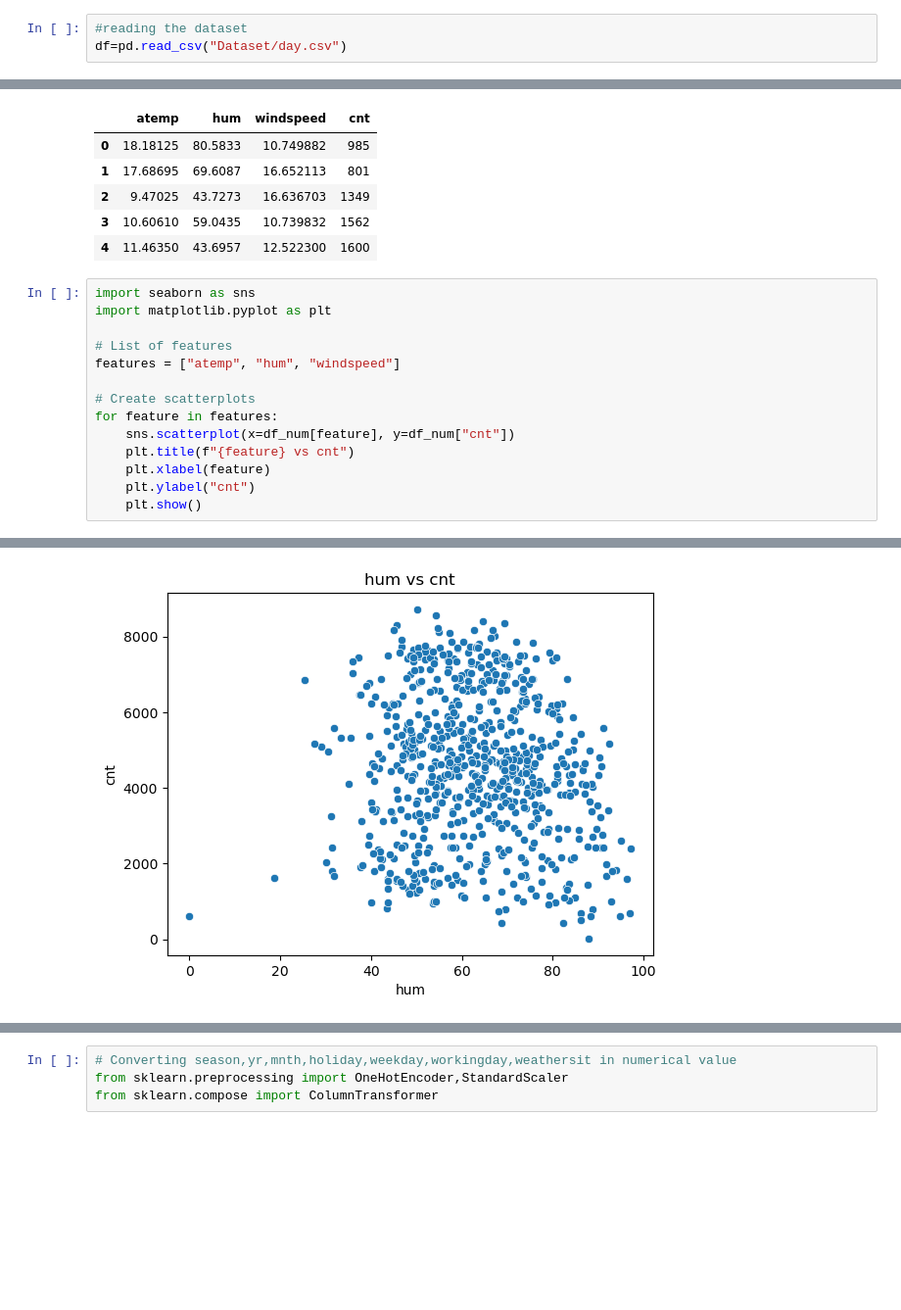
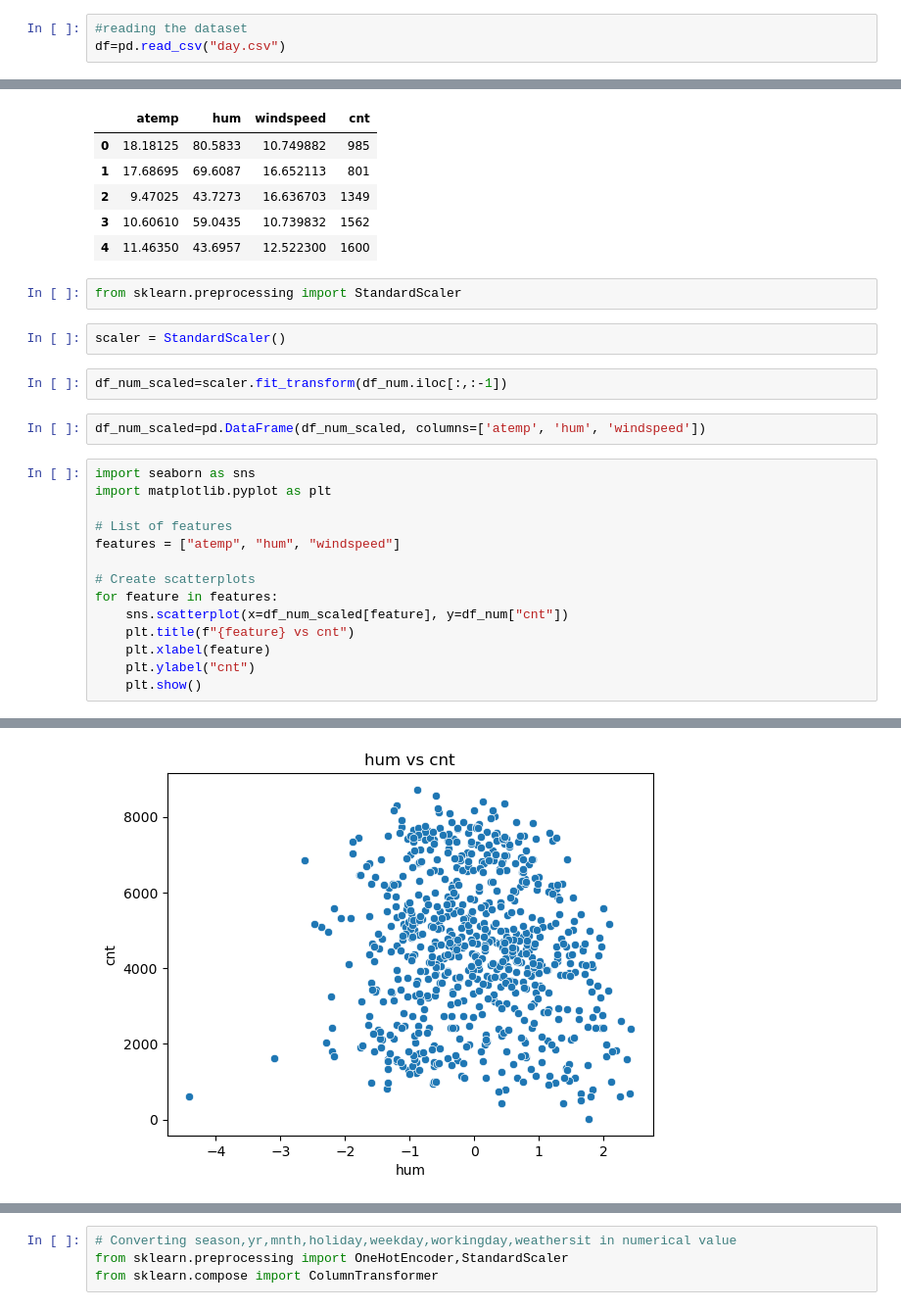
Before and after one commit to 4chaksu/Bike-Demand-Prediction, a Jupyter notebook: Multiple_Linear_Regression.ipynb, the cells around one changed output, grey strips where cells are left out. Shown: that part at 98% size. Drawn from its saved outputs; the diff is of its cells as text; blank space fills up the shorter version.

```diff
--- a/Multiple_Linear_Regression.ipynb
+++ b/Multiple_Linear_Regression.ipynb
@@ -3,7 +3,7 @@
 import pandas as pd
 # %%
 #reading the dataset
-df=pd.read_csv("Dataset/day.csv")
+df=pd.read_csv("day.csv")
 # %%
 df.sample(5)
 # %% [output]
@@ -136,6 +136,14 @@ df_num.head()
 | 2 | 9.47025 | 43.7273 | 16.636703 | 1349 |
 | 3 | 10.60610 | 59.0435 | 10.739832 | 1562 |
 | 4 | 11.46350 | 43.6957 | 12.522300 | 1600 |
+# %%
+from sklearn.preprocessing import StandardScaler
+# %%
+scaler = StandardScaler()
+# %%
+df_num_scaled=scaler.fit_transform(df_num.iloc[:,:-1])
+# %%
+df_num_scaled=pd.DataFrame(df_num_scaled, columns=['atemp', 'hum', 'windspeed'])
 # %%
 import seaborn as sns
 import matplotlib.pyplot as plt
@@ -145,7 +153,7 @@ features = ["atemp", "hum", "windspeed"]
 
 # Create scatterplots
 for feature in features:
-    sns.scatterplot(x=df_num[feature], y=df_num["cnt"])
+    sns.scatterplot(x=df_num_scaled[feature], y=df_num["cnt"])
     plt.title(f"{feature} vs cnt")
     plt.xlabel(feature)
     plt.ylabel("cnt")
@@ -155 +163 @@ for feature in features:
-[figure, old version]
+[figure, new version]
```
Also changed, not shown: parts of 6 cells of this notebook.
